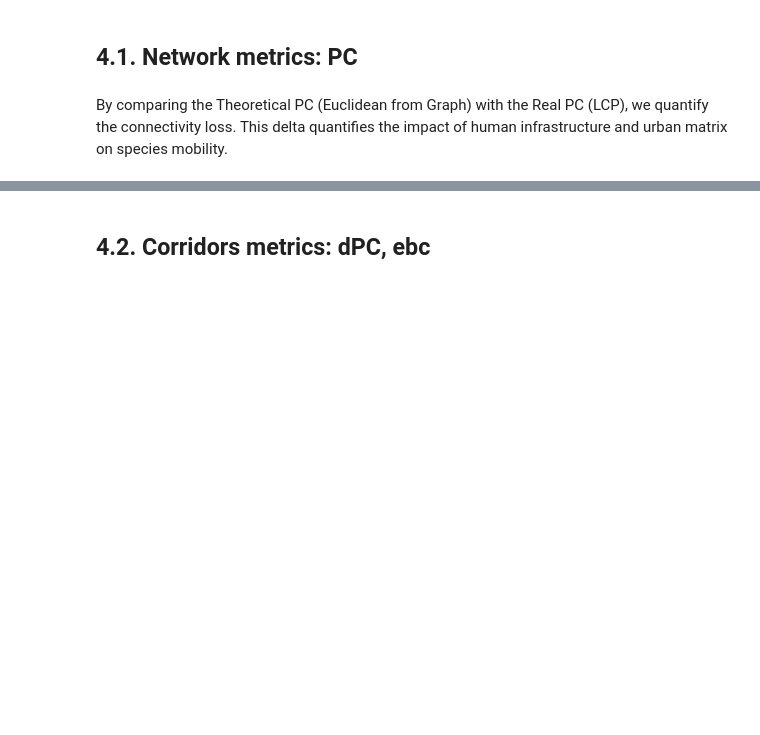
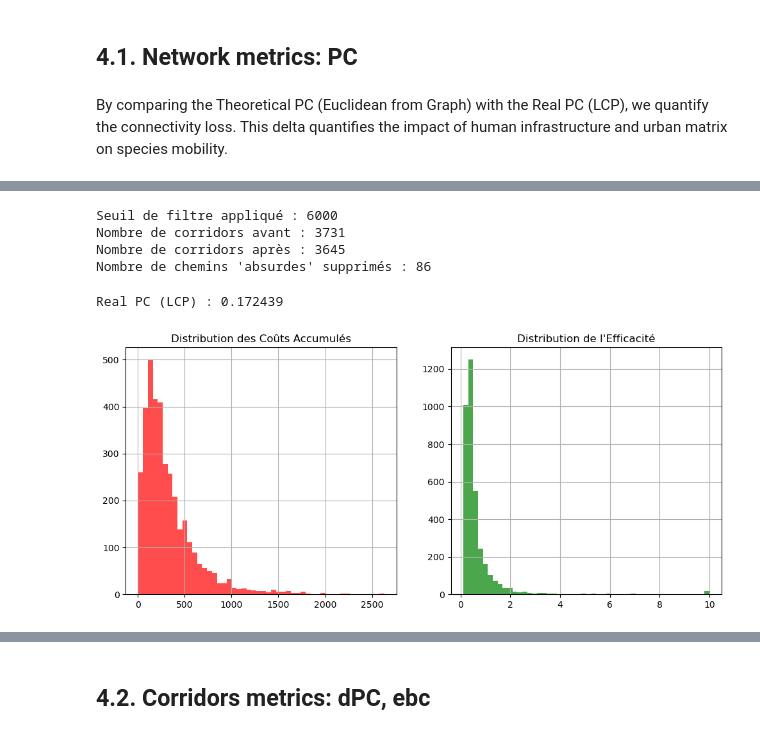
Before and after one commit to marion-billy/urbiverde_ivb, a Jupyter notebook: corridor_project/nancy_prod.ipynb, the cells around one changed output, grey strips where cells are left out. Saved outputs shown, nothing was run; the diff lists cells and outputs as text; code cells hidden in the pictures; blank space fills up the shorter version.

```diff
--- a/corridor_project/nancy_prod.ipynb
+++ b/corridor_project/nancy_prod.ipynb
@@ -157,0 +158,40 @@ Fragmentation impact : 19.2% connectivity loss.
+# %%
+# Option A : Biologique (Si d0 est connu et fiable)
+d0 = specie['graph']['d0']
+biological_threshold = 3 * d0
+
+# Option B : Statistique (Robuste si le d0 est incertain)
+IQR = 447 - 133
+statistical_threshold = 447 + 1.5 * IQR
+
+# Choisissez le plus grand des deux pour être prudent
+threshold = max(biological_threshold, statistical_threshold)
+
+print(f"Seuil de filtre appliqué : {threshold:.0f}")
+
+# Application
+gdf_lcp_clean = gdf_lcp[gdf_lcp['accumulated_cost'] <= threshold].copy()
+
+print(f"Nombre de corridors avant : {len(gdf_lcp)}")
+print(f"Nombre de corridors après : {len(gdf_lcp_clean)}")
+print(f"Nombre de chemins 'absurdes' supprimés : {len(gdf_lcp) - len(gdf_lcp_clean)}")
+# %% [output]
+Seuil de filtre appliqué : 6000
+Nombre de corridors avant : 3731
+Nombre de corridors après : 3645
+Nombre de chemins 'absurdes' supprimés : 86
+# %%
+pc_real, G_lcp = conn.calculate_pc_index_lcp(G, total_area_km2, specie, gdf_lcp_clean)
+print(f"Real PC (LCP) : {pc_real:.6f}")
+# %% [output]
+Real PC (LCP) : 0.172439
+# %%
+fig, axes = plt.subplots(1, 2, figsize=(12, 5))
+gdf_lcp_clean['accumulated_cost'].hist(bins=50, ax=axes[0], color='red', alpha=0.7)
+axes[0].set_title("Distribution des Coûts Accumulésoui)
+
+gdf_lcp_clean['efficiency'].hist(bins=50, ax=axes[1], color='green', alpha=0.7)
+axes[1].set_title("Distribution de l'Efficacité")
+plt.show()
+# %% [output]
+[figure, added]
```
Also changed, not shown: parts of 10 cells of this notebook.
